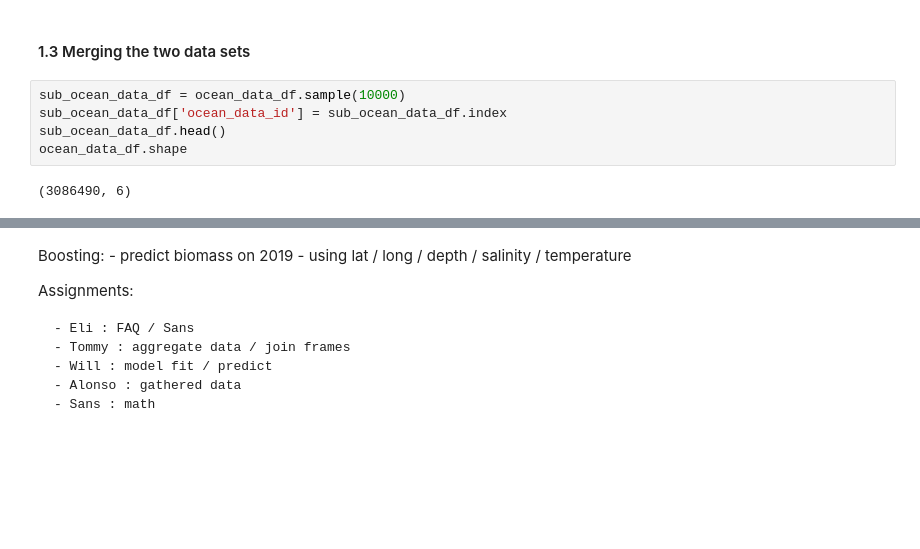
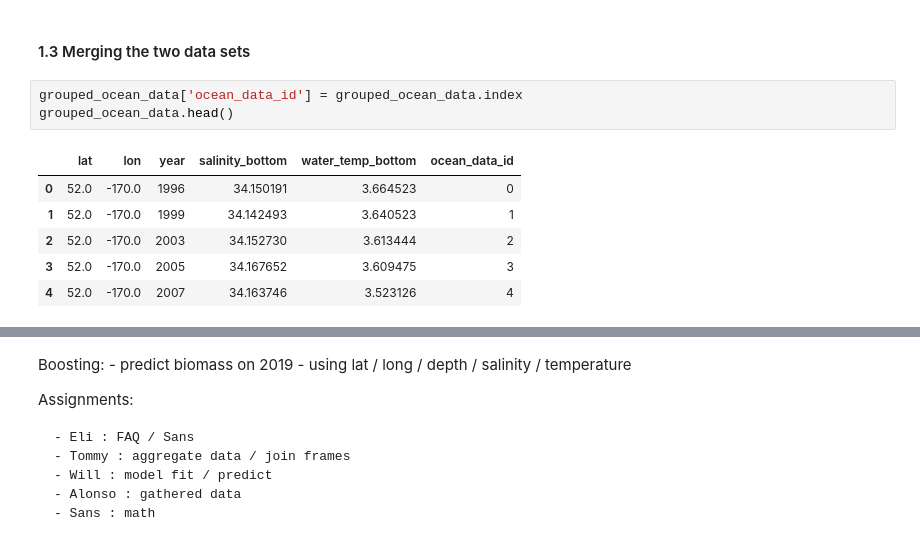
Before and after one commit to WillTirone/STA561, a Jupyter notebook: project/project.ipynb, the cells around one changed output, grey strips where cells are left out. Saved outputs shown, nothing was run; the diff lists cells and outputs as text; blank space fills up the shorter version.

```diff
--- a/project/project.ipynb
+++ b/project/project.ipynb
@@ -144,10 +177,13 @@ ocean_data_df.head()
 # %% [markdown]
 #### 1.3 Merging the two data sets
 # %%
-sub_ocean_data_df = ocean_data_df.sample(10000)
-sub_ocean_data_df['ocean_data_id'] = sub_ocean_data_df.index
-sub_ocean_data_df.head()
-ocean_data_df.shape
+grouped_ocean_data['ocean_data_id'] = grouped_ocean_data.index
+grouped_ocean_data.head()
 # %% [output]
-(3086490, 6)
+|  | lat | lon | year | salinity_bottom | water_temp_bottom | ocean_data_id |
+| 0 | 52.0 | -170.0 | 1996 | 34.150191 | 3.664523 | 0 |
+| 1 | 52.0 | -170.0 | 1999 | 34.142493 | 3.640523 | 1 |
+| 2 | 52.0 | -170.0 | 2003 | 34.152730 | 3.613444 | 2 |
+| 3 | 52.0 | -170.0 | 2005 | 34.167652 | 3.609475 | 3 |
+| 4 | 52.0 | -170.0 | 2007 | 34.163746 | 3.523126 | 4 |
 # %%
```
Also changed, not shown: parts of 7 cells of this notebook.
